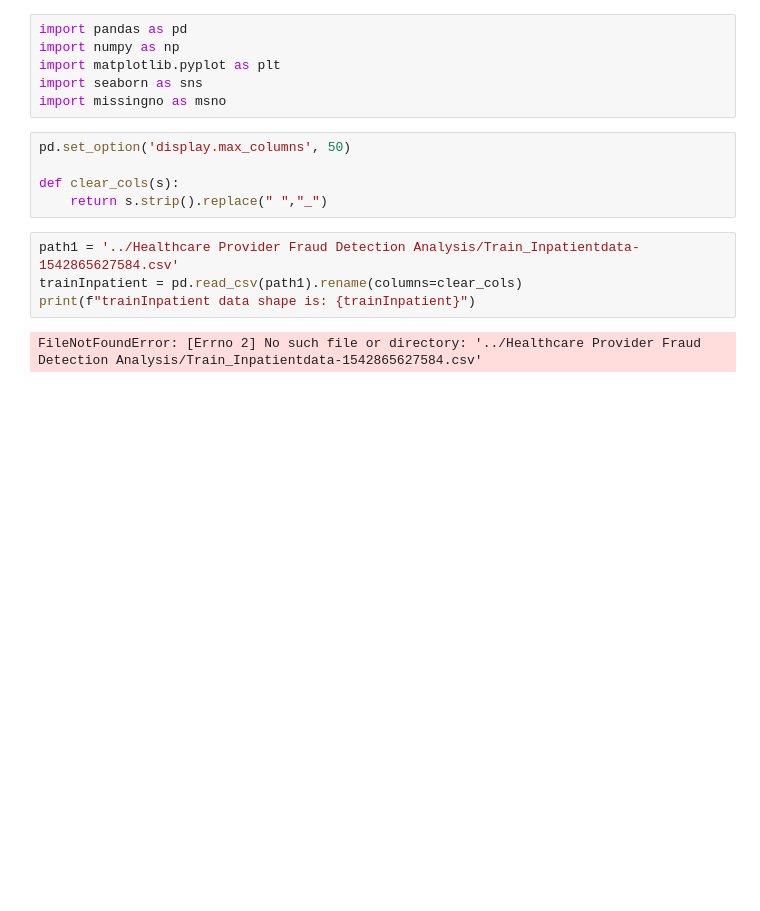
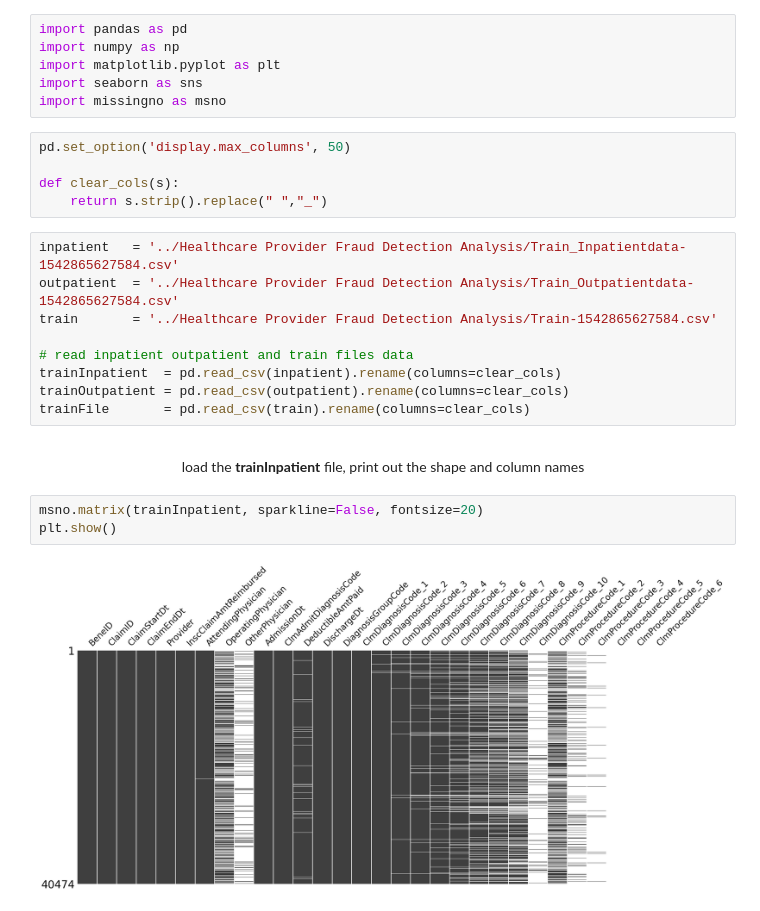
Before and after one commit to ChTomer/MyCapstone, a Jupyter notebook: HealthCareFraudProjectPitch/MergingFile.ipynb, the cells around one changed output. Drawn from its saved outputs; the diff is of its cells as text; blank space fills up the shorter version.

```diff
--- a/HealthCareFraudProjectPitch/MergingFile.ipynb
+++ b/HealthCareFraudProjectPitch/MergingFile.ipynb
@@ -9,9 +18,22 @@ pd.set_option('display.max_columns', 50)
 
 def clear_cols(s):
     return s.strip().replace(" ","_")
-# %%
-path1 = '../Healthcare Provider Fraud Detection Analysis/Train_Inpatientdata-1542865627584.csv'
-trainInpatient = pd.read_csv(path1).rename(columns=clear_cols)
-print(f"trainInpatient data shape is: {trainInpatient}")
-# %% [output]
-FileNotFoundError: [Errno 2] No such file or directory: '../Healthcare Provider Fraud Detection Analysis/Train_Inpatientdata-1542865627584.csv'
+# %%
+inpatient   = '../Healthcare Provider Fraud Detection Analysis/Train_Inpatientdata-1542865627584.csv'
+outpatient  = '../Healthcare Provider Fraud Detection Analysis/Train_Outpatientdata-1542865627584.csv'
+train       = '../Healthcare Provider Fraud Detection Analysis/Train-1542865627584.csv'
+
+# read inpatient outpatient and train files data
+trainInpatient  = pd.read_csv(inpatient).rename(columns=clear_cols)
+trainOutpatient = pd.read_csv(outpatient).rename(columns=clear_cols)
+trainFile       = pd.read_csv(train).rename(columns=clear_cols)
+# %% [markdown]
+<p><a name="inpatient"></a></p>
+
+<!-- ### Inpatient -->
+<center>load the <b>trainInpatient</b> file, print out the shape and column names</center>
+# %%
+msno.matrix(trainInpatient, sparkline=False, fontsize=20)
+plt.show()
+# %% [output]
+[figure, added]
```
Also changed, not shown: parts of 27 cells of this notebook.
